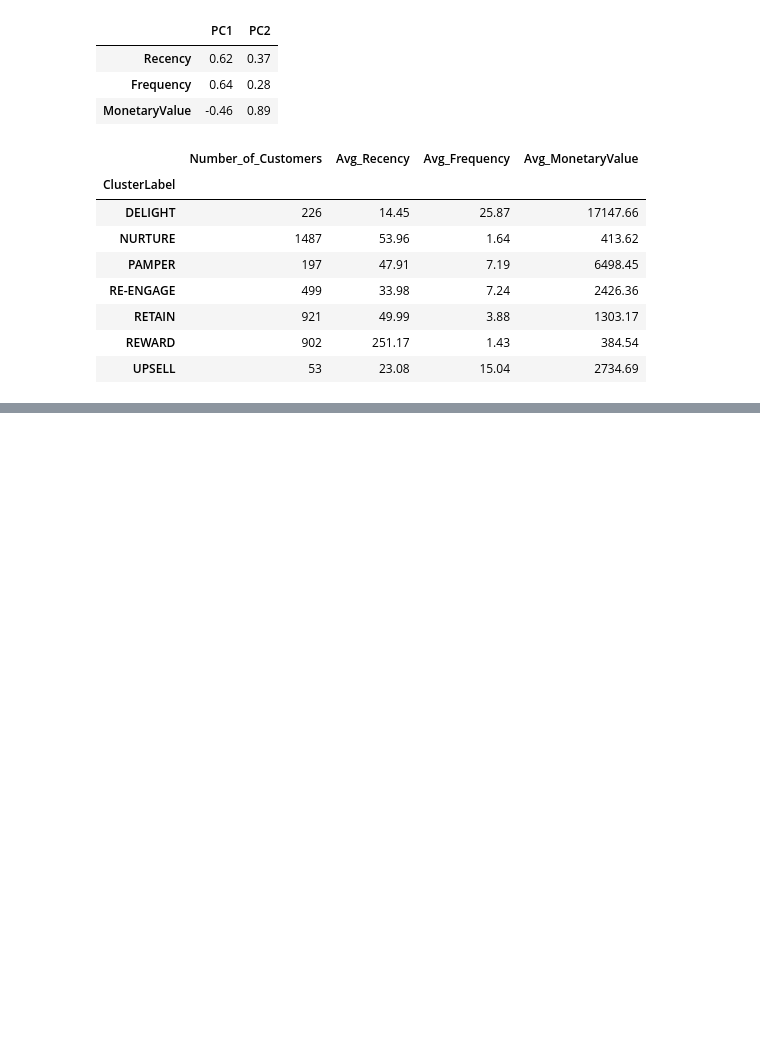
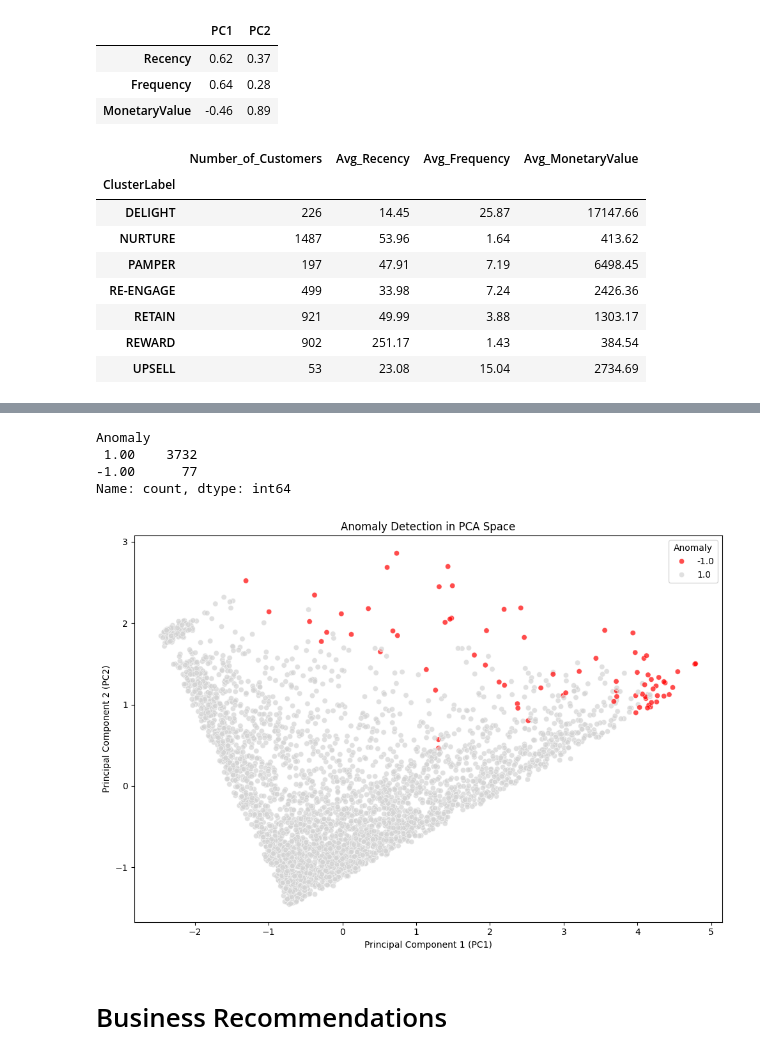
Before and after one commit to maryembencheikh/Customer-Segmentation-RFM, a Jupyter notebook: online-retail-clustering.ipynb, the cells around one changed output, grey strips where cells are left out. Drawn from its saved outputs; the diff is of its cells as text; code cells hidden in the pictures; blank space fills up the shorter version.

```diff
--- a/online-retail-clustering.ipynb
+++ b/online-retail-clustering.ipynb
@@ -885,0 +1073,30 @@ display(cluster_summary)
+# %%
+pca_df["Anomaly"] = full_clustering_df.loc[pca_df.index, "Anomaly"]
+pca_df["Anomaly"].value_counts()
+# %% [output]
+Anomaly
+ 1.00    3732
+-1.00      77
+Name: count, dtype: int64
+# %%
+plt.figure(figsize=(10, 7))
+
+sns.scatterplot(
+    data=pca_df,
+    x="PC1",
+    y="PC2",
+    hue="Anomaly",
+    palette={1: "lightgray", -1: "red"},
+    alpha=0.7
+)
+
+plt.title("Anomaly Detection in PCA Space")
+plt.xlabel("Principal Component 1 (PC1)")
+plt.ylabel("Principal Component 2 (PC2)")
+plt.legend(title="Anomaly")
+plt.tight_layout()
+plt.show()
+# %% [output]
+[figure, added]
+# %% [markdown]
+# Business Recommendations
```
Also changed, not shown: parts of 23 cells of this notebook, 1 other file.
